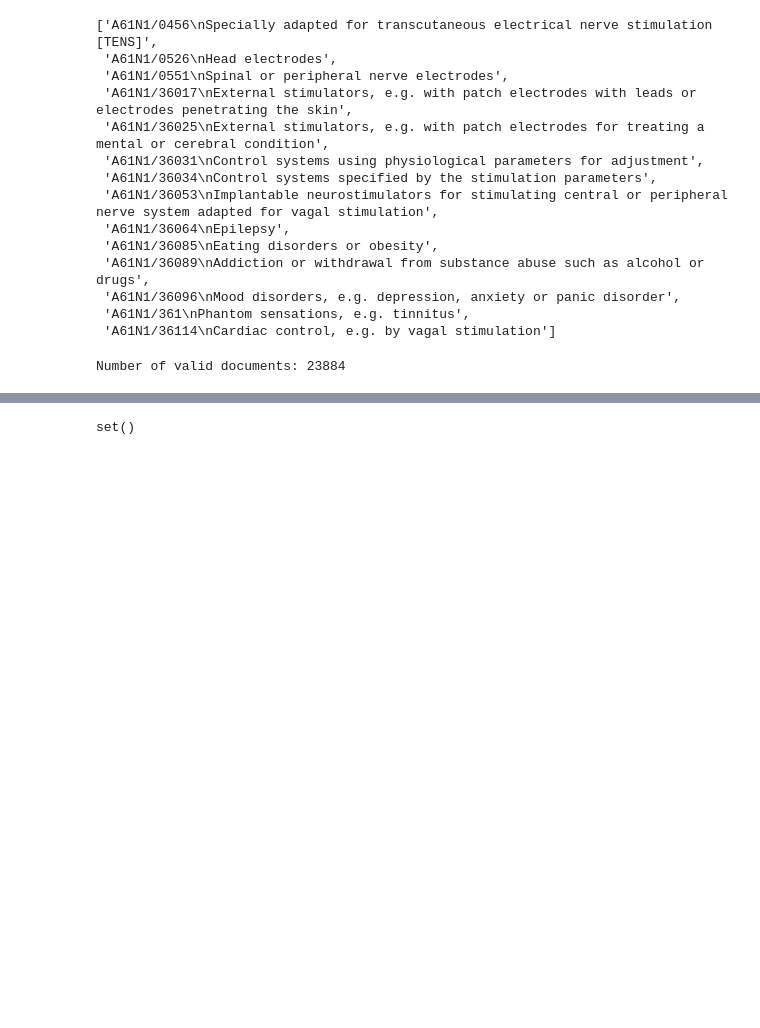
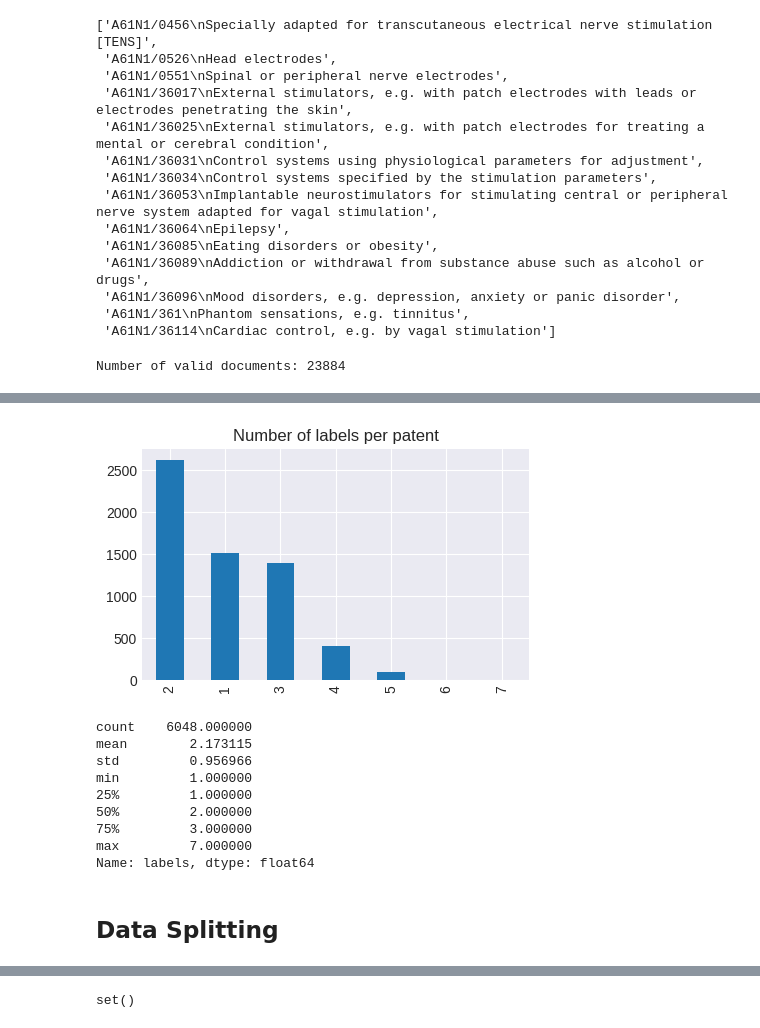
Before and after one commit to linhlt-it-ee/wiki_builder, a Jupyter notebook: data/preprocess_jp_patents.ipynb, the cells around one changed output, grey strips where cells are left out. Drawn from its saved outputs; the diff is of its cells as text; code cells hidden in the pictures; blank space fills up the shorter version.

```diff
--- a/data/preprocess_jp_patents.ipynb
+++ b/data/preprocess_jp_patents.ipynb
@@ -111,0 +236,20 @@ samples = new_samples
+# %%
+new_df = pd.DataFrame(new_samples)
+fig = plt.figure(figsize=(5, 3))
+ax = new_df["labels"].apply(lambda x : len(x)).value_counts().plot(kind="bar");
+ax.set_title("Number of labels per patent");
+plt.show()
+new_df["labels"].apply(lambda x : len(x)).describe()
+# %% [output]
+[figure, added]
+count    6048.000000
+mean        2.173115
+std         0.956966
+min         1.000000
+25%         1.000000
+50%         2.000000
+75%         3.000000
+max         7.000000
+Name: labels, dtype: float64
+# %% [markdown]
+## Data Splitting
```
Also changed, not shown: parts of 31 cells of this notebook, 1 other file.
